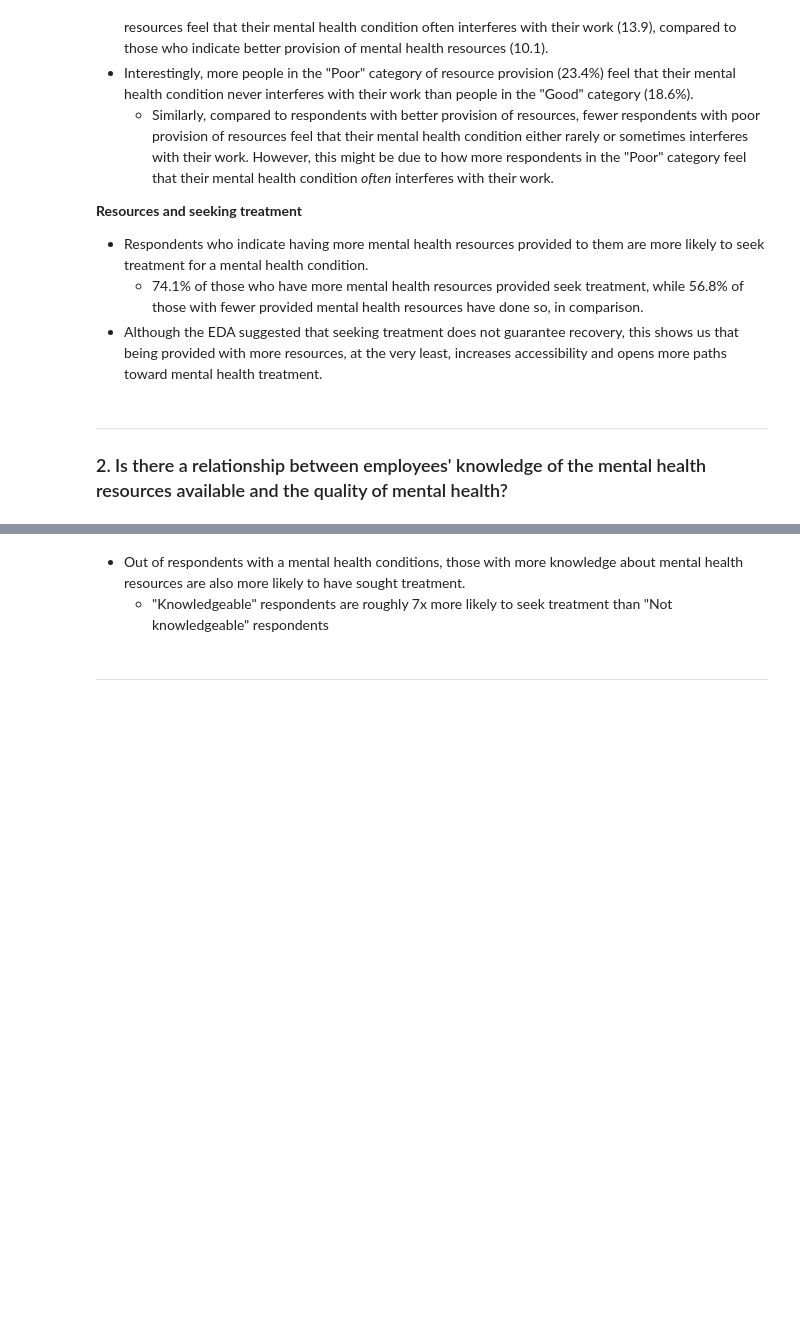
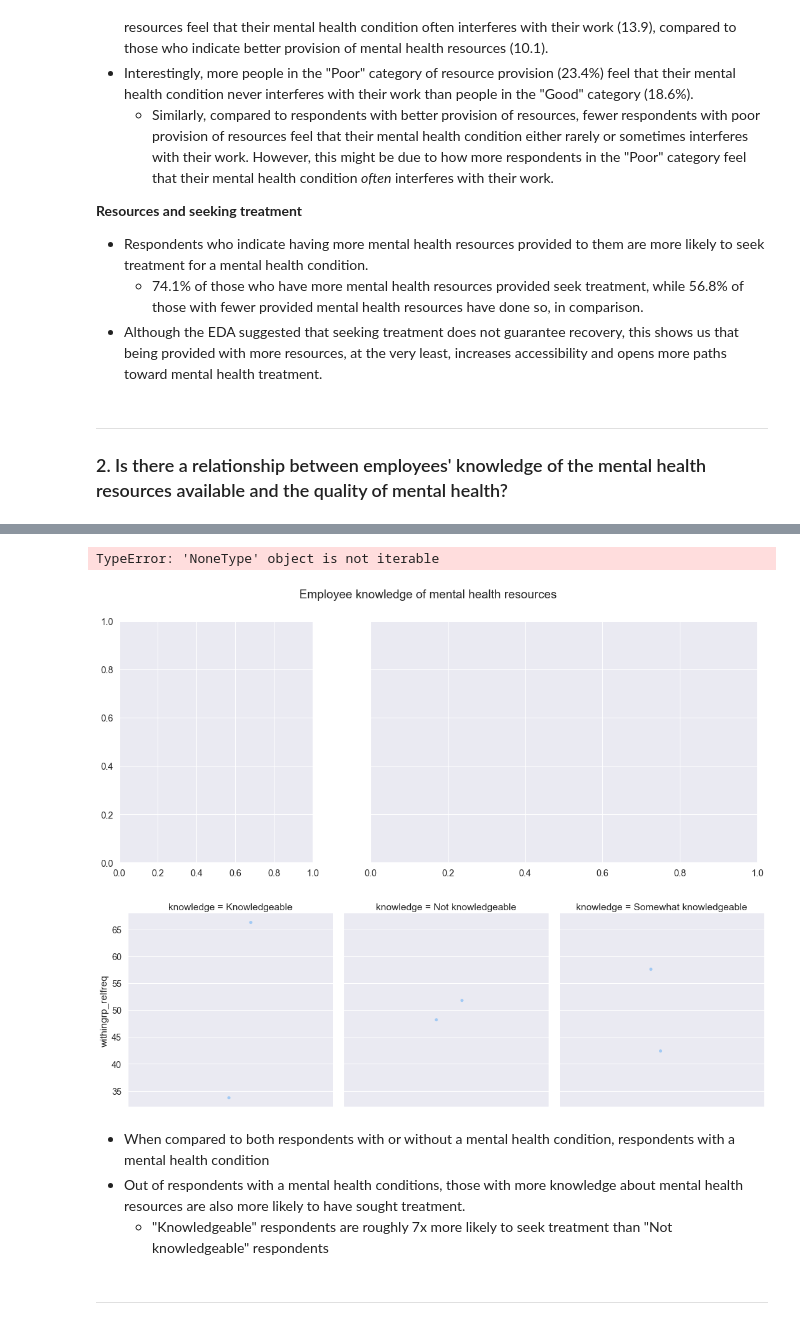
Before and after one commit to cltomiyama/MentalHealthSurvey_analysis, a Jupyter notebook: analysis/gale/analysis_notebook_gc.ipynb, the cells around one changed output, grey strips where cells are left out. Saved outputs shown, nothing was run; the diff lists cells and outputs as text; code cells hidden in the pictures; blank space fills up the shorter version.

```diff
--- a/analysis/gale/analysis_notebook_gc.ipynb
+++ b/analysis/gale/analysis_notebook_gc.ipynb
@@ -465,7 +460,0 @@ NameError: name 'knowledge' is not defined
-# %%
-fig, ax = plt.subplots(figsize=(8,6))
-
-g = sns.barplot(data=knowledge_counts, x='count', hue='variable')
-g.legend(title='Types of mental health resources', bbox_to_anchor=(1,1), edgecolor='1')
-g.set_xlabel('Responses') and g.set_ylabel('Count')
-g.set_title('Responses to different variables assessing mental health resources', y=1.02)
@@ -491,35 +539,40 @@ display('interfere_knowledge', 'interfere_knowledge_idx')
 # %%
 fig, axes = plt.subplots(1,2, sharex=True, sharey=True, figsize=(18,7),gridspec_kw={'width_ratios': [1,2]})
-fig.suptitle('Knowledge of mental health resources')
+fig.suptitle('Employee knowledge of mental health resources')
 
-# plot 1
-ax0 = sns.barplot(ax=axes[0], data=treatmt_knowledge_idx, y='rel_freq', x='knowledge', order=sorted_knowledge_labels, hue='treatment')
+# plot 1: work_interfere
+ax0 = sns.catplot(ax=axes[0], kind='bar', data=knowledge_treatmt_idx, y='withingrp_relfreq', col='knowledge', order=sorted_knowledge_labels, hue='treatment')
 
 pfg.rel_freq_label(ax0, 0.03,0.8)
 ax0.set_ylabel('Relative frequency (%)')
 ax0.set_xlabel('Level of knowledge', labelpad=10)
 
 ax0.set_xticklabels(['Not\nknowledgeable', 'Somewhat\nknowledgeable', 'Knowledgeable'])
 
 ax0.set_title('By whether respondents have sought treatment', y=1.02)
 ax0.legend(title='Sought treatment', edgecolor='1')
 
-# plot 2
-ax1 = sns.barplot(ax=axes[1], data=interfere_knowledge_idx, y='rel_freq', x='knowledge', order=sorted_knowledge_labels, hue='work_interfere')
+# plot 2: treatment
+ax1 = sns.barplot(ax=axes[1], data=knowledge_interfere_idx, y='rel_freq', x='knowledge', order=sorted_knowledge_labels, hue='work_interfere')
 
 pfg.rel_freq_label(ax1,0.01,0.8)
 ax1.legend(title='Mental health condition\ninterfering with work',edgecolor='1', loc='upper left')
 ax1.set_xlabel('Level of knowledge', labelpad=10)
 ax1.set_xticklabels(['Not\nknowledgeable', 'Somewhat\nknowledgeable', 'Knowledgeable'])
 
 ax1.set_title('By frequency of mental health interfering with work', y=1.02)
 
 # removing inner labels
 for ax in axes.flat:
     ax.label_outer()
 
 plt.tight_layout()
+# %% [output]
+TypeError: 'NoneType' object is not iterable
+[figure, added]
+[figure, added]
 # %% [markdown]
+- When compared to both respondents with or without a mental health condition, respondents with a mental health condition
 - Out of respondents with a mental health conditions, those with more knowledge about mental health resources are also more likely to have sought treatment.
     - "Knowledgeable" respondents are roughly 7x more likely to seek treatment than "Not knowledgeable" respondents
 # %% [markdown]
```
Also changed, not shown: parts of 12 cells of this notebook.
